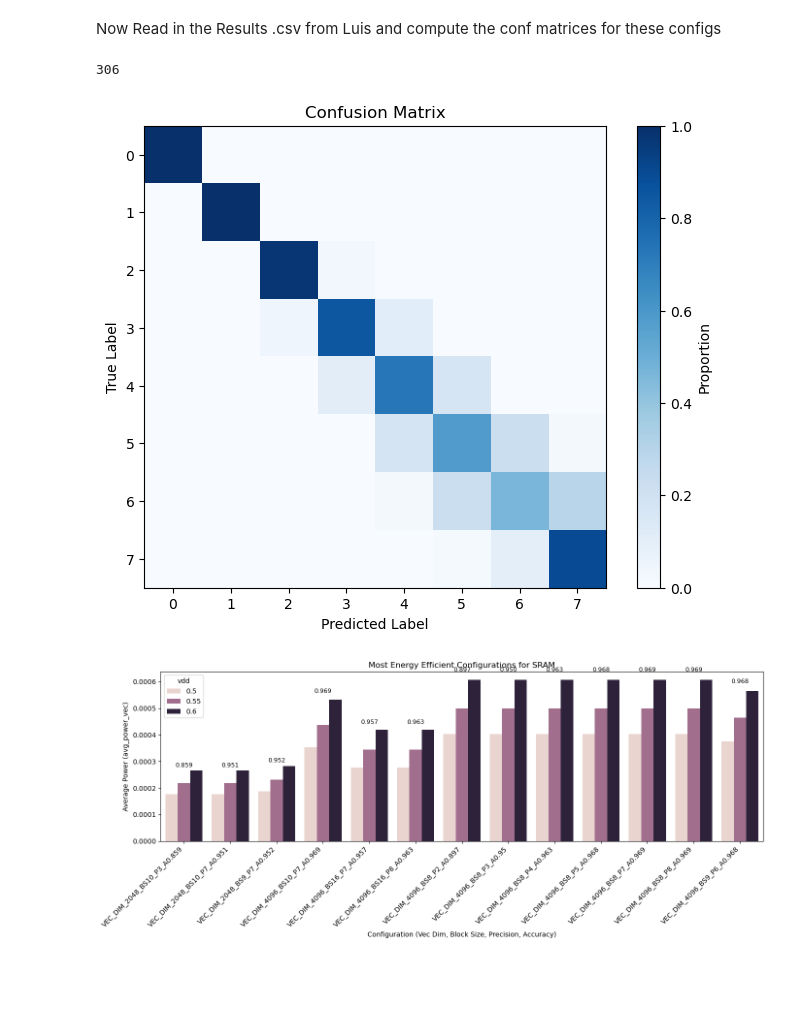
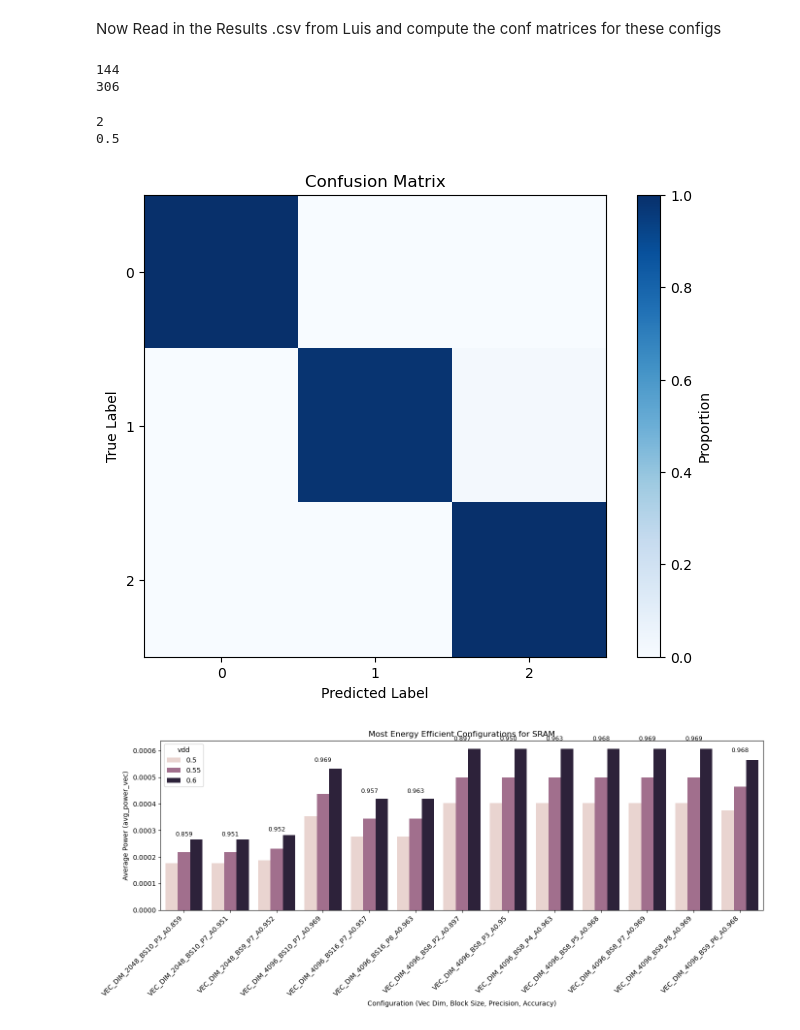
Before and after one commit to HJGrant/hyperdimensional_computing_codesign, a Jupyter notebook: compute_conf_matrices/sweep_conf_matrices.ipynb, the cells around one changed output. Saved outputs shown, nothing was run; the diff lists cells and outputs as text; code cells hidden in the pictures; blank space fills up the shorter version.

```diff
--- a/compute_conf_matrices/sweep_conf_matrices.ipynb
+++ b/compute_conf_matrices/sweep_conf_matrices.ipynb
@@ -148,6 +148,7 @@ for f in csv_files:
         print(f"Skipping {f}: {e}")
 
 files_df = pd.DataFrame(file_records)
+print(len(files_df))
 
 # Now merge with mapped_df on vec_dim, block_size, precision
 # but mapped_df also has precision; files_df currently doesn't (you can add precision as a sweep parameter later)
@@ -157,8 +158,12 @@ files_df = pd.DataFrame(file_records)
 
 # For example, to create all combinations of files and precisions in mapped_df:
 merged = mapped_df.merge(files_df, how='inner', on=['vec_dim', 'block_size'])
+print(len(merged))
 
 # If you want to include precision filtering, you'd need precision info in files_df or sweep over it separately
+# %% [output]
+144
+306
 # %%
 results = []
 
@@ -167,6 +172,7 @@ for _, row in merged.iterrows():
     precision = row['precision']
     accuracy = row['accuracy']
     block_size = row['block_size']
+    vdd = row['vdd']
     vec_dim = row['vec_dim']
     avg_power_vec = row['avg_power_vec']
     memory_type = row['memory_type']
@@ -178,6 +184,7 @@ for _, row in merged.iterrows():
         results.append({
             'file': file_path,
             'memory_type' : memory_type,
+            'vdd': vdd,
             'precision': precision,
             'block_size': block_size,
             'vec_dim': vec_dim,
@@ -191,22 +198,24 @@ for _, row in merged.iterrows():
 
 np.save('conf_matrix_results.npy', results)
 # %%
-my_result = results[120]
-print(len(results))
+my_result = results[10]
+print(my_result['precision'])
+print(my_result['vdd'])
 conf_matrix = my_result['conf_matrix']
 
 plt.figure(figsize=(8, 6))
 plt.imshow(conf_matrix, interpolation='nearest', cmap='Blues')
 plt.title("Confusion Matrix")
 plt.xlabel("Predicted Label")
 plt.ylabel("True Label")
 plt.colorbar(label="Proportion")
 plt.xticks(np.arange(conf_matrix.shape[1]))
 plt.yticks(np.arange(conf_matrix.shape[0]))
 plt.show()
 # %% [output]
-306
+2
+0.5
-[figure, old version]
+[figure, new version]
 # %%
 def plot_most_efficient_configs(results, selected_vdds=None):
     df = pd.DataFrame(results)
```
Also changed, not shown: 1 other file.
